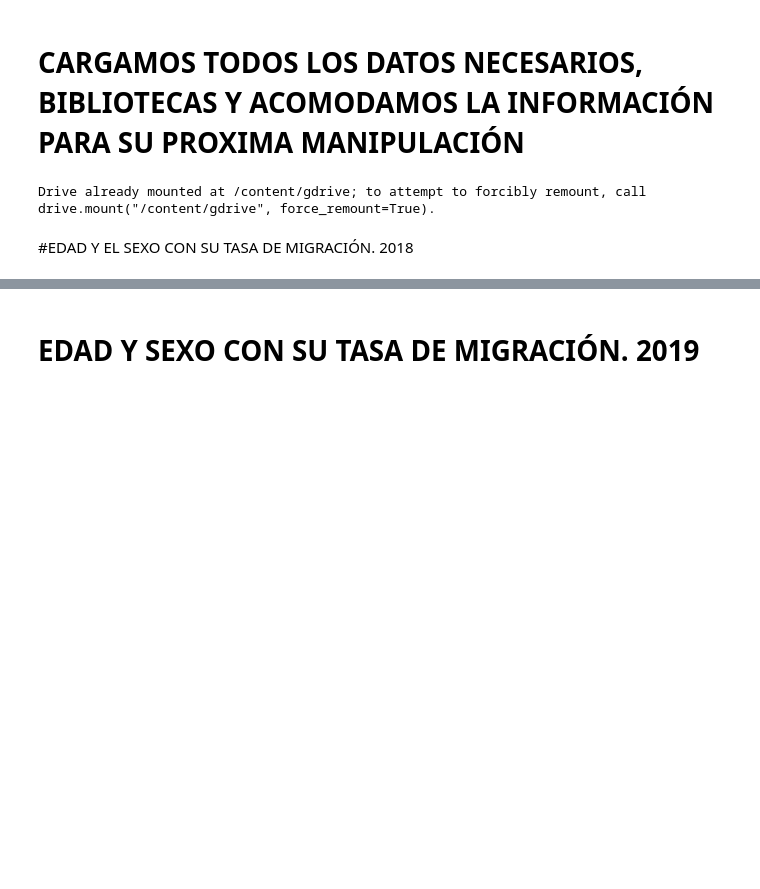
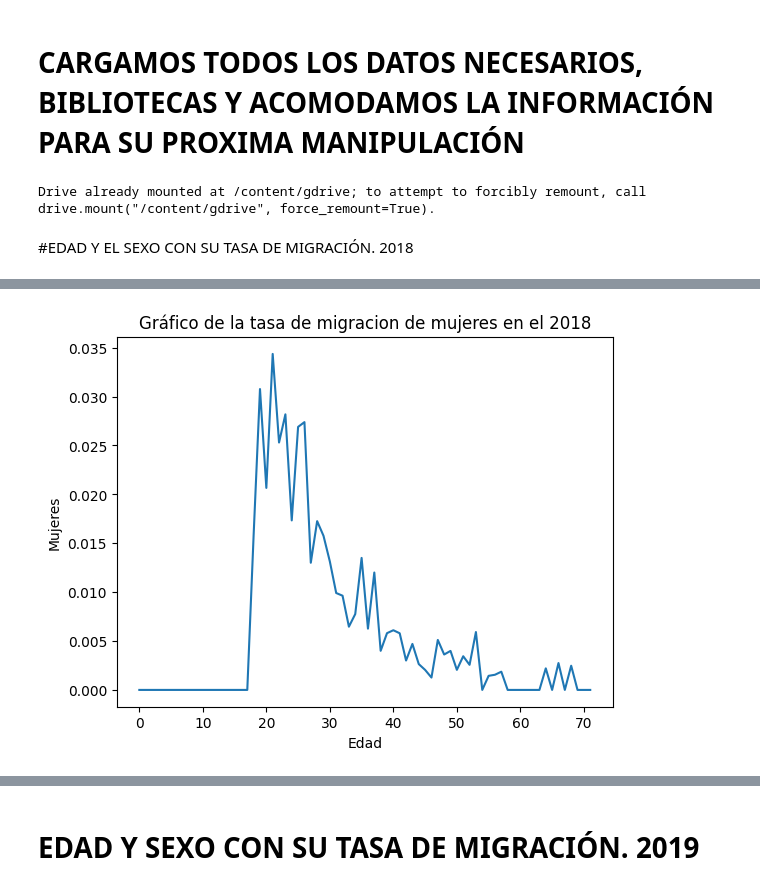
Before and after one commit to ErickNicolasP/ASE, a Jupyter notebook: proyecto_ASE.ipynb, the cells around one changed output, grey strips where cells are left out. Saved outputs shown, nothing was run; the diff lists cells and outputs as text; code cells hidden in the pictures; blank space fills up the shorter version.

```diff
--- a/proyecto_ASE.ipynb
+++ b/proyecto_ASE.ipynb
@@ -133,0 +113,8 @@ tasa_2018
+# %%
+plt.plot(hombres_df_2018['edad'], tasa_2018['mujeres'])
+plt.xlabel('Edad')
+plt.ylabel('Mujeres')
+plt.title('Gráfico de la tasa de migracion de mujeres en el 2018')
+plt.show()
+# %% [output]
+[figure, added]
```
Also changed, not shown: parts of 47 cells of this notebook.
